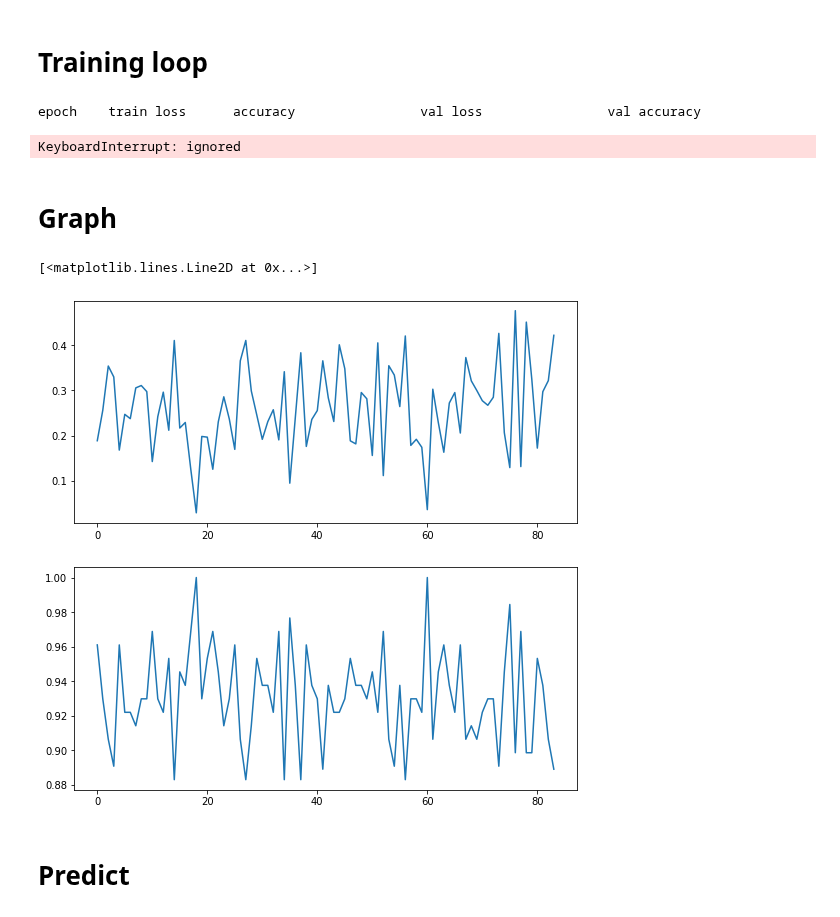
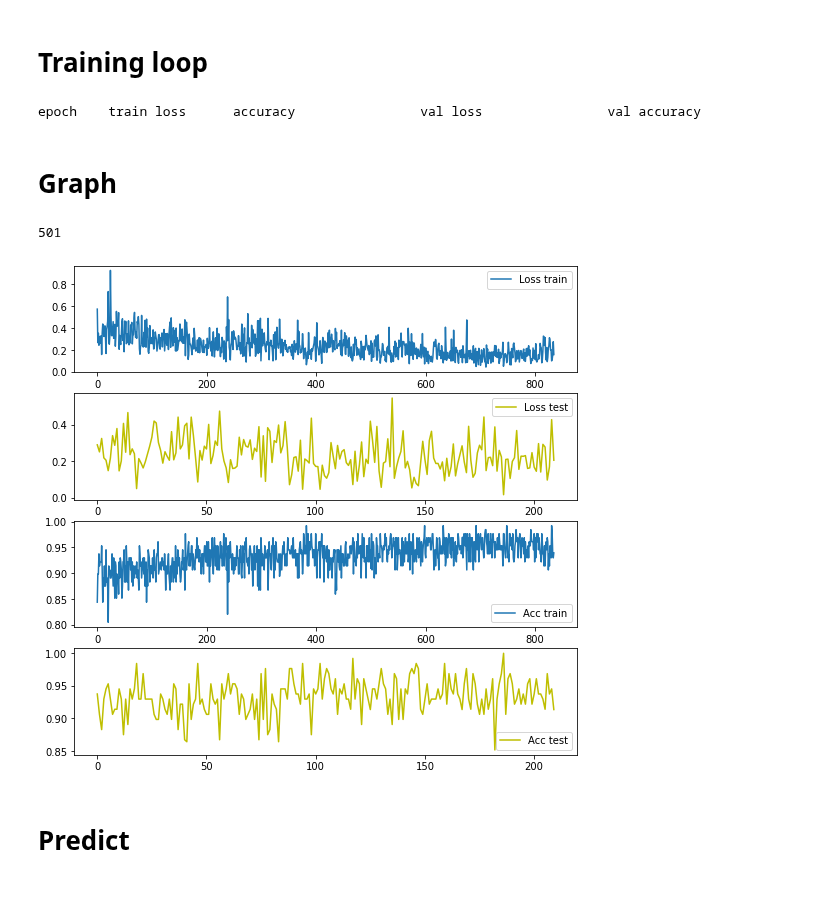
Before and after one commit to neennera/AI_single-music-note-classification, a Jupyter notebook: Feat_Model.ipynb, the cells around one changed output. Drawn from its saved outputs; the diff is of its cells as text; code cells hidden in the pictures.

Commit message:
5 epoch

```diff
--- a/Feat_Model.ipynb
+++ b/Feat_Model.ipynb
@@ -309,46 +315,47 @@ optimizer.load_state_dict(checkpoint['optimizer'])
 # %%
-model = Model()
-device = 'cuda' if torch.cuda.is_available() else 'cpu'
-
-model = model.to(device)
-optimizer = torch.optim.Adam(model.parameters(), 3e-4)
-
 train_dataloader = DataLoader(train_dataset, batch_size=batch_size, shuffle=True, pin_memory=True, num_workers=0)
 test_dataloader = DataLoader(test_dataset, batch_size=batch_size, pin_memory=True, num_workers=0)
-get_epoch(15, train_dataloader, test_dataloader, batch_size,0,15)
+get_epoch(15, train_dataloader, test_dataloader, batch_size,5,9)
 # %% [output]
 epoch    train loss      accuracy                val loss                val accuracy
-KeyboardInterrupt: ignored
 # %% [markdown]
 # Graph
 # %%
 loss_log=[]
 acc_log=[]
-i=3
+i=5
 
 path='/content/gdrive/MyDrive/AI/weight/con_wev/'+str(i-1)+'/checkpoint.pth'
 path_log='/content/gdrive/MyDrive/AI/weight/con_wev/'+str(i)
 path_old='/content/gdrive/MyDrive/AI/weight/con_wev/'+str(i-1)
 
-with open(path+'/loss_log_train.pkl', 'rb') as f:
+with open(path_log+'/loss_log_train.pkl', 'rb') as f:
     loss_log_train = pickle.load(f)
-with open(path+'/acc_log_train.pkl', 'rb') as f:
+with open(path_log+'/acc_log_train.pkl', 'rb') as f:
     acc_log_train = pickle.load(f)
-with open(path+'/loss_log_test.pkl', 'rb') as f:
+with open(path_log+'/loss_log_test.pkl', 'rb') as f:
     loss_log_test = pickle.load(f)
-with open(path+'/acc_log_test.pkl', 'rb') as f:
+with open(path_log+'/acc_log_test.pkl', 'rb') as f:
     acc_log_test = pickle.load(f)
+# %%
+len(loss_log_train)
+# %% [output]
+501
 # %%
 import matplotlib.pyplot as plt
-t = torch.arange(len(loss_log)).numpy()
-fig,ax = plt.subplots(3,1,figsize=(9, 9))
-ax[0].plot(t, loss_log_train, label="Loss")
-ax[1].plot(t, loss_log_test, label="Loss")
-ax[2].plot(t, acc_log_train, label="Acc")
-ax[2].plot(t, acc_log_test, label="Acc")
+t = torch.arange(len(loss_log_train)).numpy()
+k = torch.arange(len(loss_log_test)).numpy()
+
+fig,ax = plt.subplots(4,1,figsize=(9, 9))
+ax[0].plot(t, loss_log_train, label="Loss train")
+ax[1].plot(k, loss_log_test, label="Loss test", color="y")
+ax[2].plot(t, acc_log_train, label="Acc train")
+ax[3].plot(k, acc_log_test, label="Acc test", color="y")
+
+for i in range(4):
+  ax[i].legend()
 # %% [output]
-[<matplotlib.lines.Line2D at 0x...>]
-[figure, old version]
+[figure, new version]
 # %% [markdown]
 # Predict
 # %%
```
Also changed, not shown: parts of 7 cells of this notebook.
